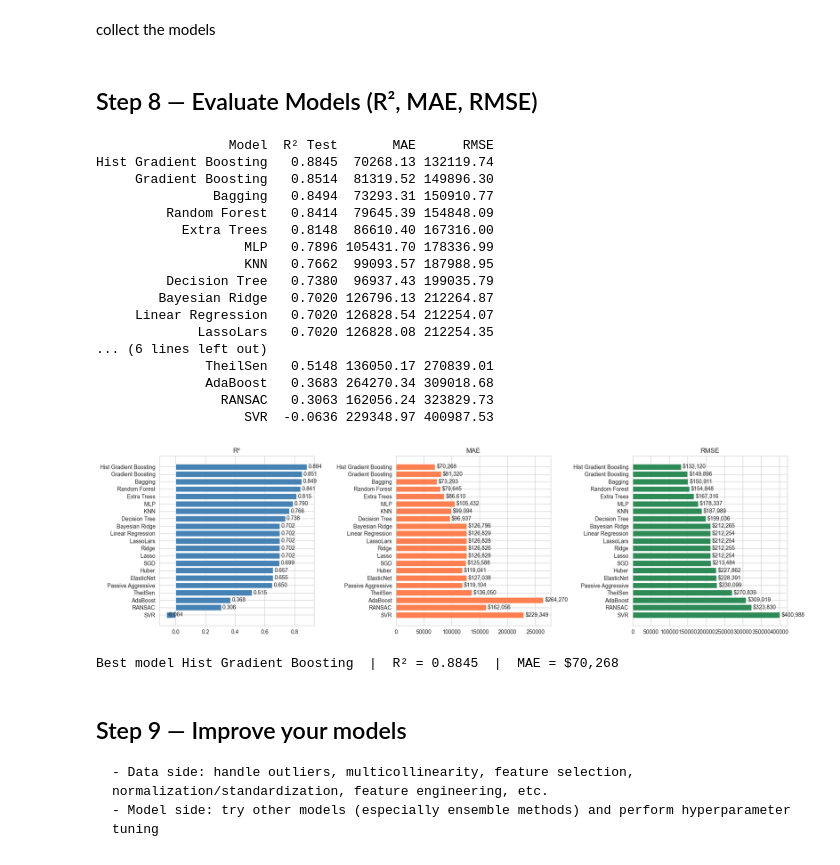
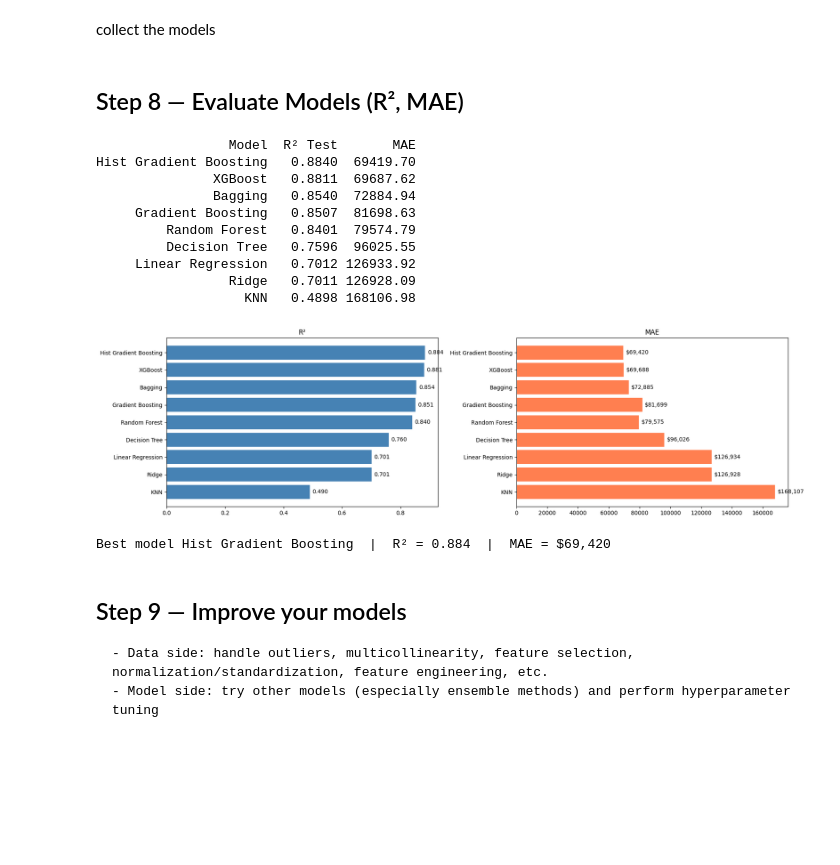
Before and after one commit to windows2t2/mini-project---ironkaggle, a Jupyter notebook: mycode.ipynb, the cells around one changed output. Cells and saved outputs as stored; diff of their text form; code cells hidden in the pictures; blank space fills up the shorter version.

```diff
--- a/mycode.ipynb
+++ b/mycode.ipynb
@@ -90,9 +89,9 @@ df.describe(include='all').T
 ## Step 3 — Clean the Dataset
 # %%
 df['date'] = pd.to_datetime(df['date'])
-df['year_sold']  = df['date'].dt.year
+#df['year_sold']  = df['date'].dt.year
 df['month_sold'] = df['date'].dt.month
-df['day_sold']   = df['date'].dt.day
+#df['day_sold']   = df['date'].dt.day
 # %%
 df.shape
 # %% [output]
@@ -161,88 +160,64 @@ X_test_encoded = X_test.astype(float)
 # %% [markdown]
 collect the models
 # %%
-scaler = StandardScaler()
-X_train_scaled = pd.DataFrame(scaler.fit_transform(X_train_encoded), columns=X_train_encoded.columns)
-X_test_scaled = pd.DataFrame(scaler.transform(X_test_encoded), columns=X_test_encoded.columns)
-
 models = {
     'Linear Regression': LinearRegression(),
-    'Lasso': Lasso(alpha=1.0, max_iter=2000, random_state=42),
-    'Ridge': Ridge(alpha=1.0, random_state=42),
-    'ElasticNet': ElasticNet(alpha=1.0, max_iter=2000, random_state=42),
-    'LassoLars': LassoLars(alpha=1.0, max_iter=2000),
-    'Bayesian Ridge': BayesianRidge(),
-    'Huber': HuberRegressor(max_iter=200),
-    'SGD': SGDRegressor(max_iter=2000, random_state=42),
-    'Passive Aggressive': PassiveAggressiveRegressor(max_iter=2000, random_state=42),
-    'TheilSen': TheilSenRegressor(random_state=42),
-    'RANSAC': RANSACRegressor(random_state=42),
+    'Ridge': Ridge(alpha=1.0),
     'KNN': KNeighborsRegressor(n_neighbors=5),
     'Decision Tree': DecisionTreeRegressor(max_depth=10, random_state=42),
     'Random Forest': RandomForestRegressor(n_estimators=100, max_depth=10, random_state=42, n_jobs=-1),
-    'Extra Trees': ExtraTreesRegressor(n_estimators=100, max_depth=10, random_state=42, n_jobs=-1),
     'Gradient Boosting': GradientBoostingRegressor(n_estimators=100, learning_rate=0.1, max_depth=3, random_state=42),
     'Hist Gradient Boosting': HistGradientBoostingRegressor(max_iter=200, random_state=42),
-    'AdaBoost': AdaBoostRegressor(n_estimators=50, learning_rate=1.0, random_state=42),
+    'XGBoost': XGBRegressor(n_estimators=100, max_depth=6, learning_rate=0.1, random_state=42, verbosity=0),
     'Bagging': BaggingRegressor(n_estimators=50, random_state=42, n_jobs=-1),
-    'SVR': SVR(kernel='rbf', C=1.0),
-    'MLP': MLPRegressor(hidden_layer_sizes=(100, 50), max_iter=500, random_state=42),
 }
 # %%
 trained_models = {}
 for name, model in models.items():
-    model.fit(X_train_scaled, y_train)
+    model.fit(X_train_encoded, y_train)
     trained_models[name] = model
 # %% [markdown]
-## Step 8 — Evaluate Models (R², MAE, RMSE)
+## Step 8 — Evaluate Models (R², MAE)
 # %%
 results = []
 for name, model in trained_models.items():
-    y_pred = model.predict(X_test_scaled)
+    y_pred = model.predict(X_test_encoded)
     results.append({'Model': name, 'R² Test': round(r2_score(y_test, y_pred), 4),
-        'MAE': round(mean_absolute_error(y_test, y_pred), 2),
-        'RMSE': round(np.sqrt(mean_squared_error(y_test, y_pred)), 2), })
+        'MAE': round(mean_absolute_error(y_test, y_pred), 2), })
 
 results_df = pd.DataFrame(results).sort_values('R² Test', ascending=False).reset_index(drop=True)
 print(results_df.to_string(index=False))
 # %% [output]
-                 Model  R² Test       MAE      RMSE
-Hist Gradient Boosting   0.8845  70268.13 132119.74
-     Gradient Boosting   0.8514  81319.52 149896.30
-               Bagging   0.8494  73293.31 150910.77
-         Random Forest   0.8414  79645.39 154848.09
-           Extra Trees   0.8148  86610.40 167316.00
-                   MLP   0.7896 105431.70 178336.99
-                   KNN   0.7662  99093.57 187988.95
-         Decision Tree   0.7380  96937.43 199035.79
-        Bayesian Ridge   0.7020 126796.13 212264.87
-     Linear Regression   0.7020 126828.54 212254.07
-             LassoLars   0.7020 126828.08 212254.35
-... (6 lines left out)
-              TheilSen   0.5148 136050.17 270839.01
-              AdaBoost   0.3683 264270.34 309018.68
-                RANSAC   0.3063 162056.24 323829.73
-                   SVR  -0.0636 229348.97 400987.53
+                 Model  R² Test       MAE
+Hist Gradient Boosting   0.8840  69419.70
+               XGBoost   0.8811  69687.62
+               Bagging   0.8540  72884.94
+     Gradient Boosting   0.8507  81698.63
+         Random Forest   0.8401  79574.79
+         Decision Tree   0.7596  96025.55
+     Linear Regression   0.7012 126933.92
+                 Ridge   0.7011 126928.09
+                   KNN   0.4898 168106.98
 # %%
-fig, axes = plt.subplots(1, 3, figsize=(18, 5))
+fig, axes = plt.subplots(1, 2, figsize=(18, 5))
 for ax, col, color, title, fmt in zip(axes,
-    ['R² Test', 'MAE', 'RMSE'], ['steelblue', 'coral', 'seagreen'], ['R²', 'MAE', 'RMSE'], ['{:.3f}', '${:,.0f}', '${:,.0f}']):
+    ['R² Test', 'MAE'], ['steelblue', 'coral'], ['R²', 'MAE'], ['{:.3f}', '${:,.0f}']):
 
     ax.barh(results_df['Model'], results_df[col], color=color)
     ax.set_title(title)
     ax.invert_yaxis()
     for i, v in enumerate(results_df[col]):
         ax.text(v + max(results_df[col]) * 0.01, i, fmt.format(v), va='center')
 
 plt.tight_layout()
 plt.show()
 # %% [output]
-[figure, old version]
+[figure, new version]
 # %%
 best = results_df.iloc[0]
 print(f"\nBest model {best['Model']}  |  R² = {best['R² Test']}  |  MAE = ${best['MAE']:,.0f}")
 # %% [output]
-Best model Hist Gradient Boosting  |  R² = 0.8845  |  MAE = $70,268
+Best model Hist Gradient Boosting  |  R² = 0.884  |  MAE = $69,420
 # %% [markdown]
 ## Step 9 — Improve your models
     - Data side: handle outliers, multicollinearity, feature selection, normalization/standardization, feature engineering, etc.
```
Also changed, not shown: parts of 17 cells of this notebook, 2 other files.
